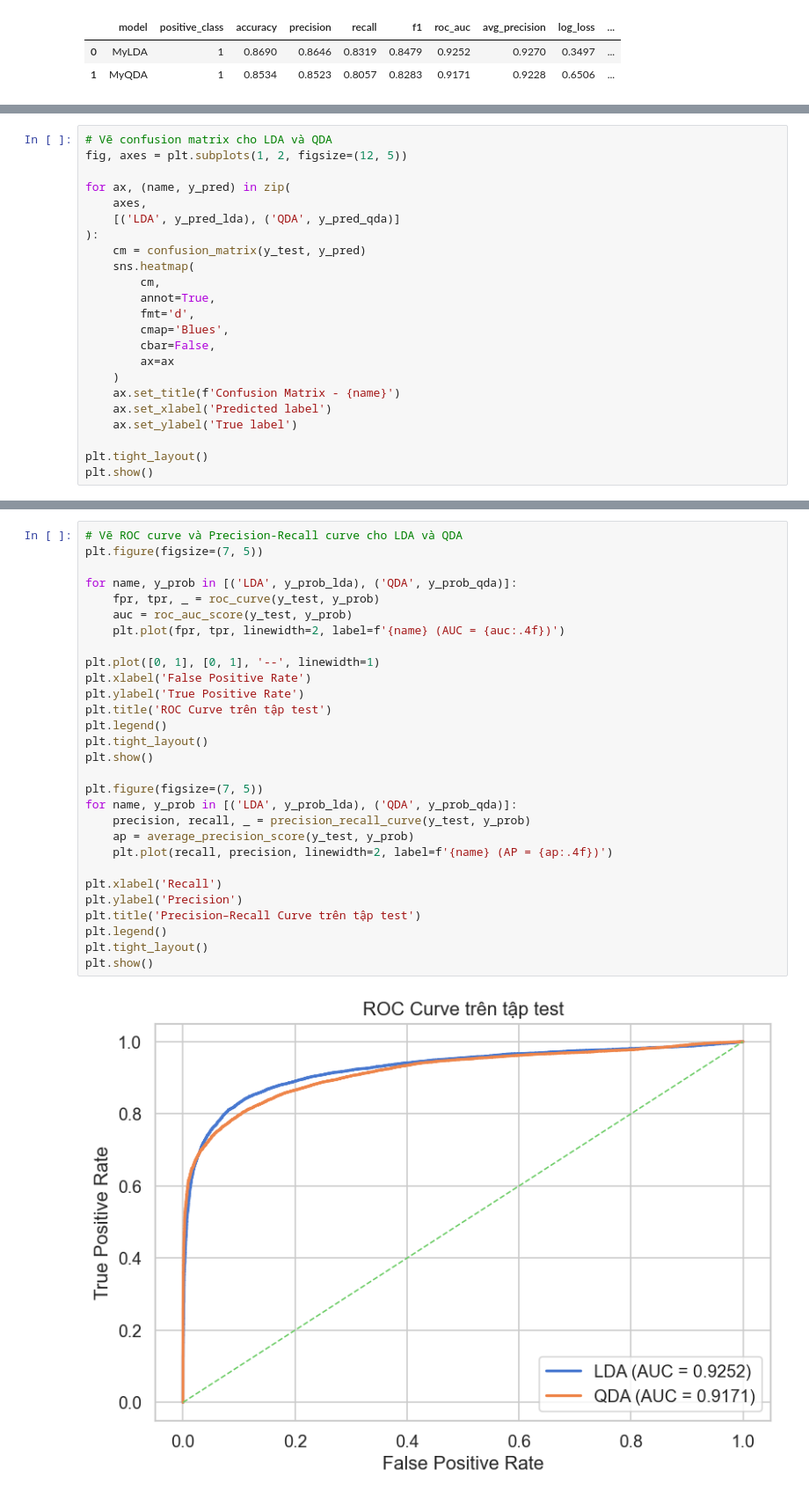
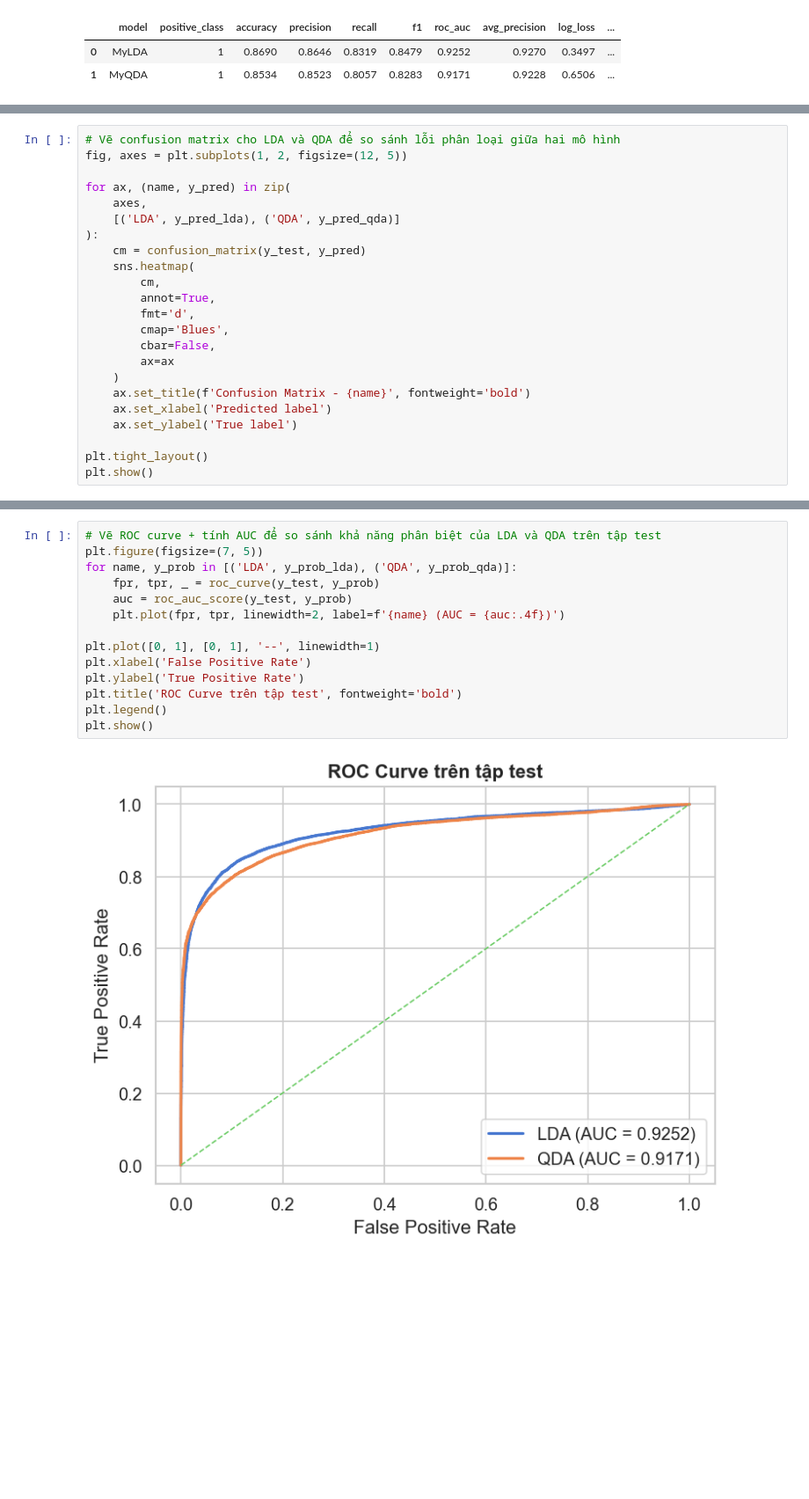
Before and after one commit to conluoi123/Machine-Learning---Project-1-, a Jupyter notebook: code/Part2_Classification/model_2.ipynb, the cells around one changed output, grey strips where cells are left out. Shown at 88% size. Saved outputs shown, nothing was run; the diff lists cells and outputs as text; blank space fills up the shorter version.

```diff
--- a/code/Part2_Classification/model_2.ipynb
+++ b/code/Part2_Classification/model_2.ipynb
@@ -693,5 +697,5 @@ display(test_results_df.round(4))
 # %%
-# Vẽ confusion matrix cho LDA và QDA
+# Vẽ confusion matrix cho LDA và QDA để so sánh lỗi phân loại giữa hai mô hình
 fig, axes = plt.subplots(1, 2, figsize=(12, 5))
 
 for ax, (name, y_pred) in zip(
@@ -707,7 +711,7 @@ for ax, (name, y_pred) in zip(
         cbar=False,
         ax=ax
     )
-    ax.set_title(f'Confusion Matrix - {name}')
+    ax.set_title(f'Confusion Matrix - {name}', fontweight='bold')
     ax.set_xlabel('Predicted label')
     ax.set_ylabel('True label')
 
@@ -718,31 +728,16 @@ plt.show()
 # %%
-# Vẽ ROC curve và Precision-Recall curve cho LDA và QDA
+# Vẽ ROC curve + tính AUC để so sánh khả năng phân biệt của LDA và QDA trên tập test
 plt.figure(figsize=(7, 5))
-
 for name, y_prob in [('LDA', y_prob_lda), ('QDA', y_prob_qda)]:
     fpr, tpr, _ = roc_curve(y_test, y_prob)
     auc = roc_auc_score(y_test, y_prob)
     plt.plot(fpr, tpr, linewidth=2, label=f'{name} (AUC = {auc:.4f})')
 
 plt.plot([0, 1], [0, 1], '--', linewidth=1)
 plt.xlabel('False Positive Rate')
 plt.ylabel('True Positive Rate')
-plt.title('ROC Curve trên tập test')
+plt.title('ROC Curve trên tập test', fontweight='bold')
 plt.legend()
-plt.tight_layout()
 plt.show()
-
-plt.figure(figsize=(7, 5))
-for name, y_prob in [('LDA', y_prob_lda), ('QDA', y_prob_qda)]:
-    precision, recall, _ = precision_recall_curve(y_test, y_prob)
-    ap = average_precision_score(y_test, y_prob)
-    plt.plot(recall, precision, linewidth=2, label=f'{name} (AP = {ap:.4f})')
-
-plt.xlabel('Recall')
-plt.ylabel('Precision')
-plt.title('Precision–Recall Curve trên tập test')
-plt.legend()
-plt.tight_layout()
-plt.show()
 # %% [output]
-[figure, old version]
+[figure, new version]
```
Also changed, not shown: parts of 57 cells of this notebook.
